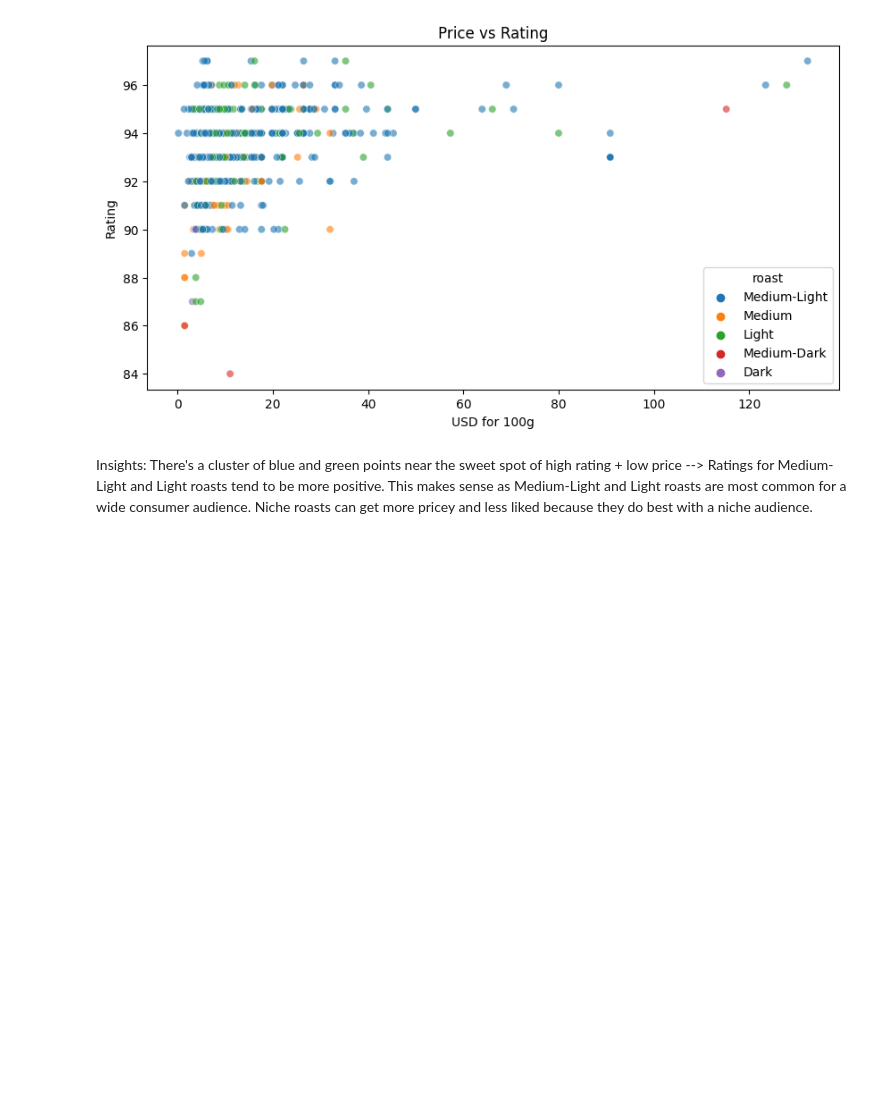
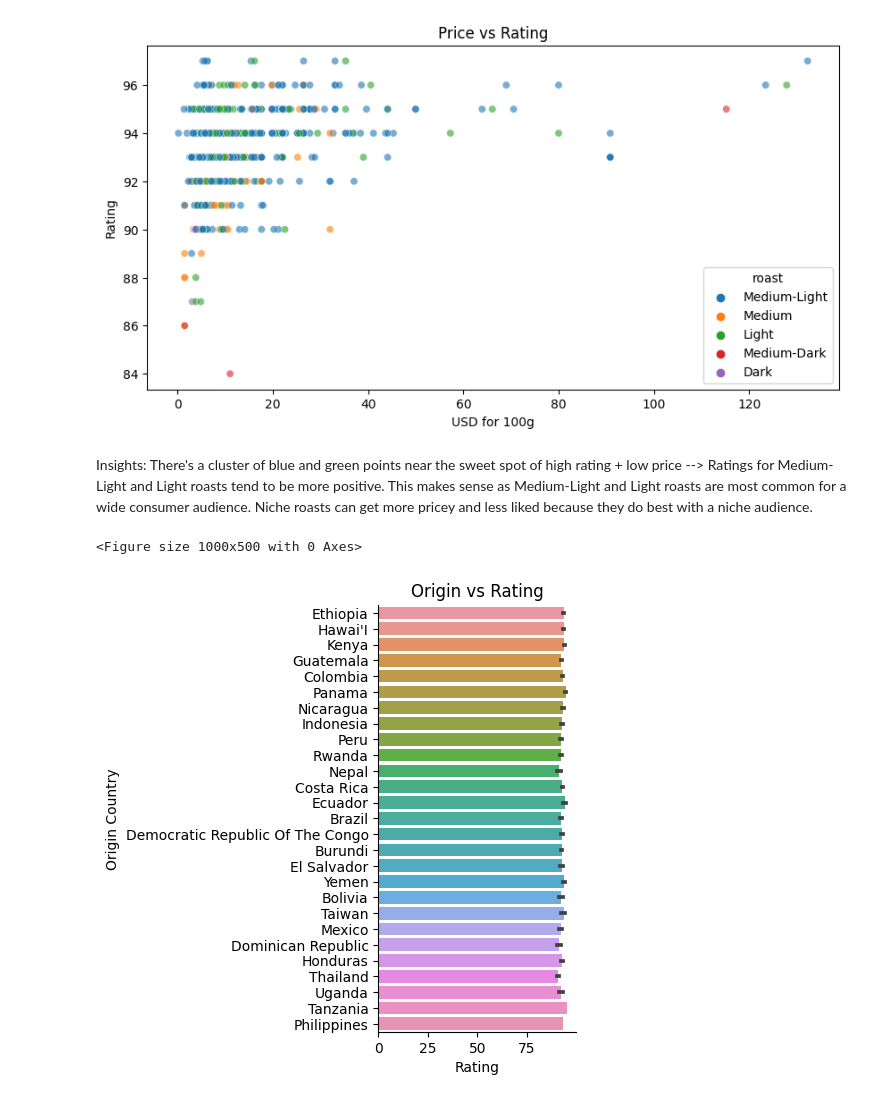
Before and after one commit to tanmayi2/CoffeeDataAnalysis-LCL, a Jupyter notebook: LunarCoLabDataAnalysis.ipynb, the cells around one changed output. Drawn from its saved outputs; the diff is of its cells as text; code cells hidden in the pictures; blank space fills up the shorter version.

Commit message:
added more data analysis and ml model w/ analysis

```diff
--- a/LunarCoLabDataAnalysis.ipynb
+++ b/LunarCoLabDataAnalysis.ipynb
@@ -7,7 +11,7 @@ import numpy as np
 # Coffee Reviews Data Analysis
 Using Coffee Reviews Data from [this Kaggle dataset](https://www.kaggle.com/datasets/schmoyote/coffee-reviews-dataset)
 # %%
-data = pd.read_csv("simplified_coffee.csv")
+data = pd.read_csv("repo-files/data/simplified_coffee.csv")
 print(data.head(10))
 # %% [output]
                                name                     roaster         roast  \
@@ -45,3 +49,19 @@ plt.show()
 [figure]
 # %% [markdown]
 Insights: There's a cluster of blue and green points near the sweet spot of high rating + low price --> Ratings for Medium-Light and Light roasts tend to be more positive. This makes sense as Medium-Light and Light roasts are most common for a wide consumer audience. Niche roasts can get more pricey and less liked because they do best with a niche audience.
+# %%
+#Origin vs Rating --> Catplot for each origin
+fig = plt.figure(figsize=(10,5))
+sns.catplot(
+    data=data,
+    x='rating',
+    y='origin',
+    kind="bar"
+)
+plt.title("Origin vs Rating")
+plt.xlabel('Rating')
+plt.ylabel('Origin Country')
+plt.show()
+# %% [output]
+<Figure size 1000x500 with 0 Axes>
+[figure, added]
```
Also changed, not shown: parts of 15 cells of this notebook.
